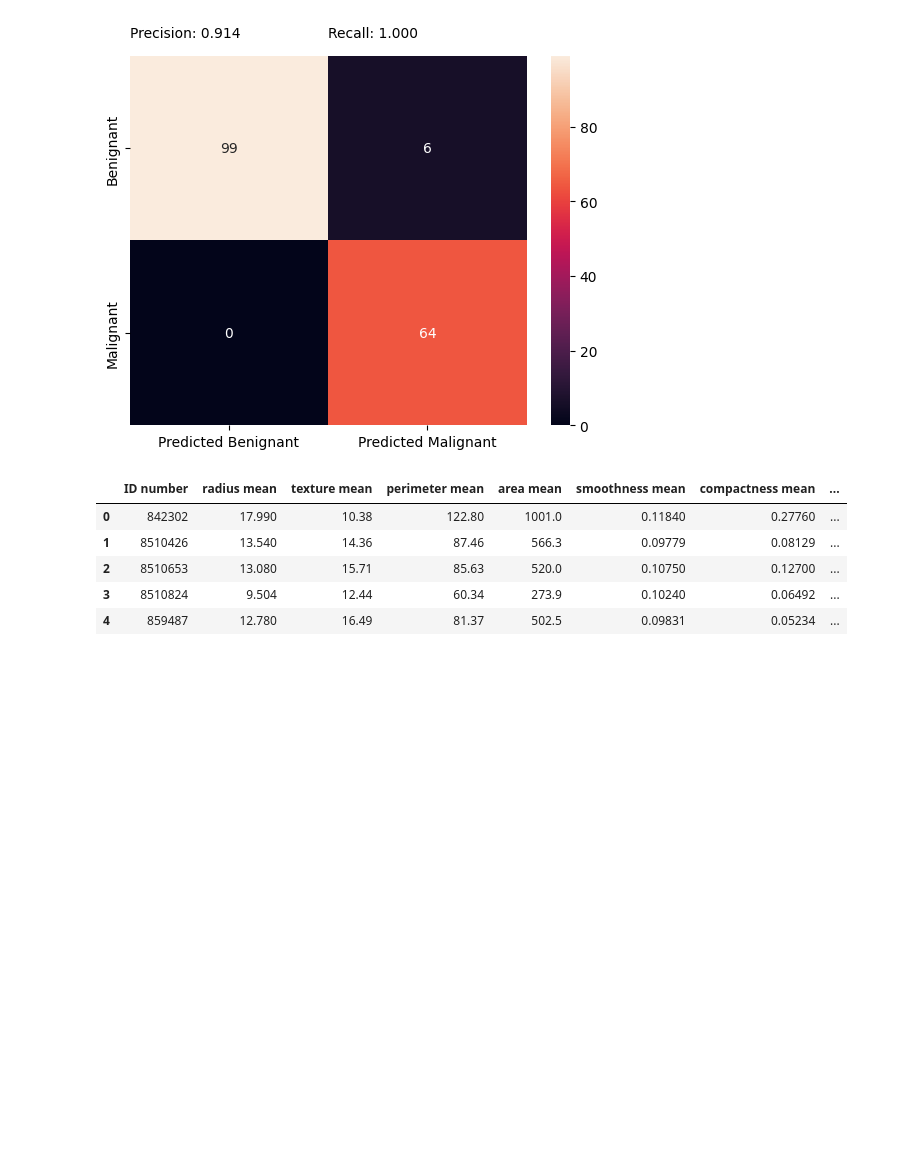
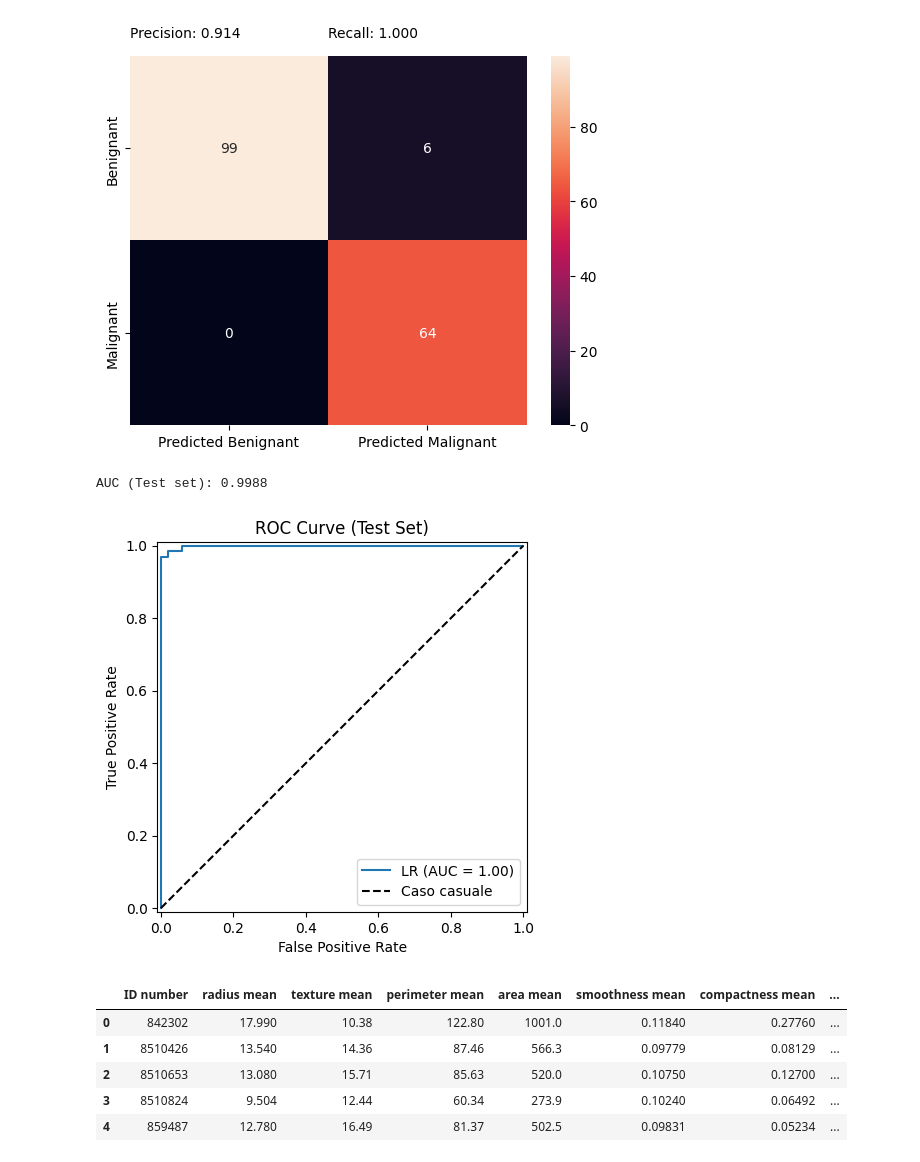
Before and after one commit to start94/SCHOOL-EXERCISE, a Jupyter notebook: SCHOOL_EXERCISE.ipynb, the cells around one changed output. Cells and saved outputs as stored; diff of their text form; code cells hidden in the pictures; blank space fills up the shorter version.

```diff
--- a/SCHOOL_EXERCISE.ipynb
+++ b/SCHOOL_EXERCISE.ipynb
@@ -123,6 +123,31 @@ y_pred_test = np.where(y_proba_test[:,1]>0.25,1,0)
 plot_confusion_matrix(y_test, y_pred_test, ["Benignant", "Malignant"])
 # %% [output]
 [figure]
+# %%
+from sklearn.metrics import roc_auc_score, RocCurveDisplay
+import matplotlib.pyplot as plt
+
+# 1. Calcolo AUC e stampa
+y_proba_test = lr.predict_proba(X_test)[:, 1]
+auc_test = roc_auc_score(y_test, y_proba_test)
+print(f"AUC (Test set): {auc_test:.4f}")
+
+# 2. Grafico ROC sul test set
+RocCurveDisplay.from_estimator(
+    lr,
+    X_test,
+    y_test,
+    name="LR"
+)
+plt.plot([0, 1], [0, 1], "k--", label="Caso casuale")
+plt.xlabel("False Positive Rate")
+plt.ylabel("True Positive Rate")
+plt.title("ROC Curve (Test Set)")
+plt.legend()
+plt.show()
+# %% [output]
+AUC (Test set): 0.9988
+[figure, added]
 # %%
 df_pred = pd.read_csv(BASE_URL+"breast_cancer_pred.csv")
 df_pred.head()
```
Also changed, not shown: parts of 1 cell of this notebook.
